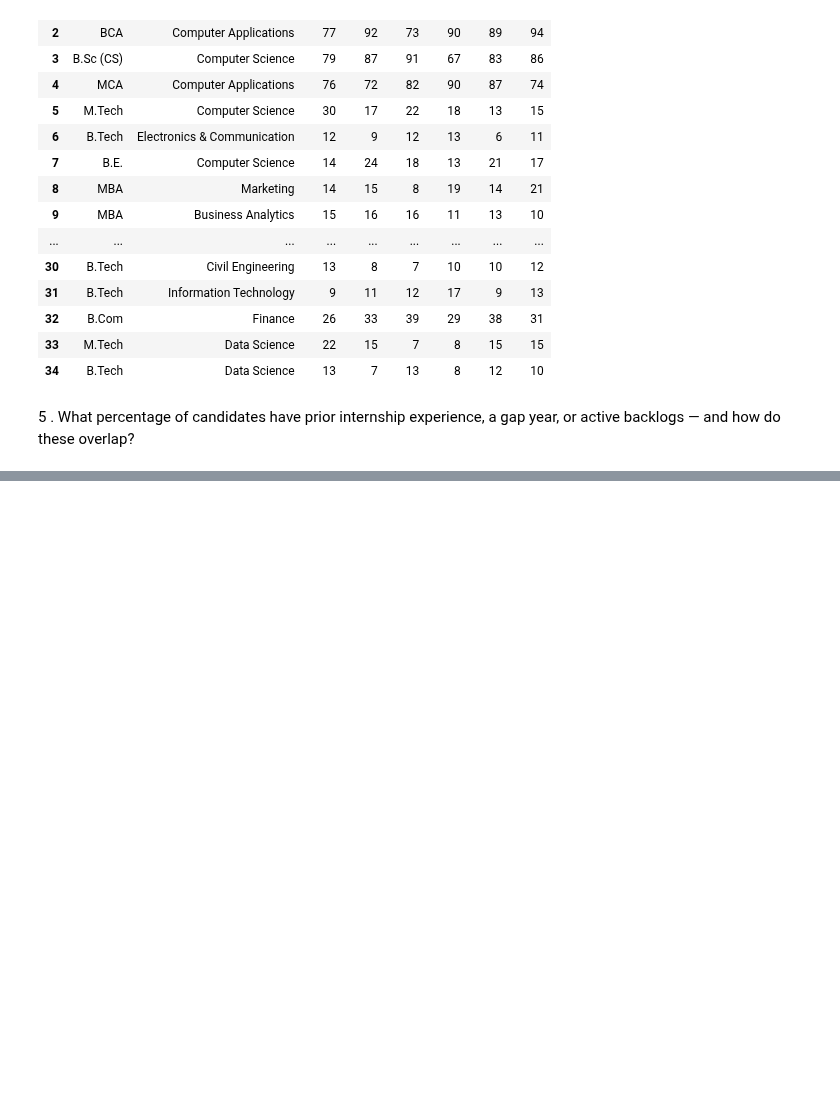
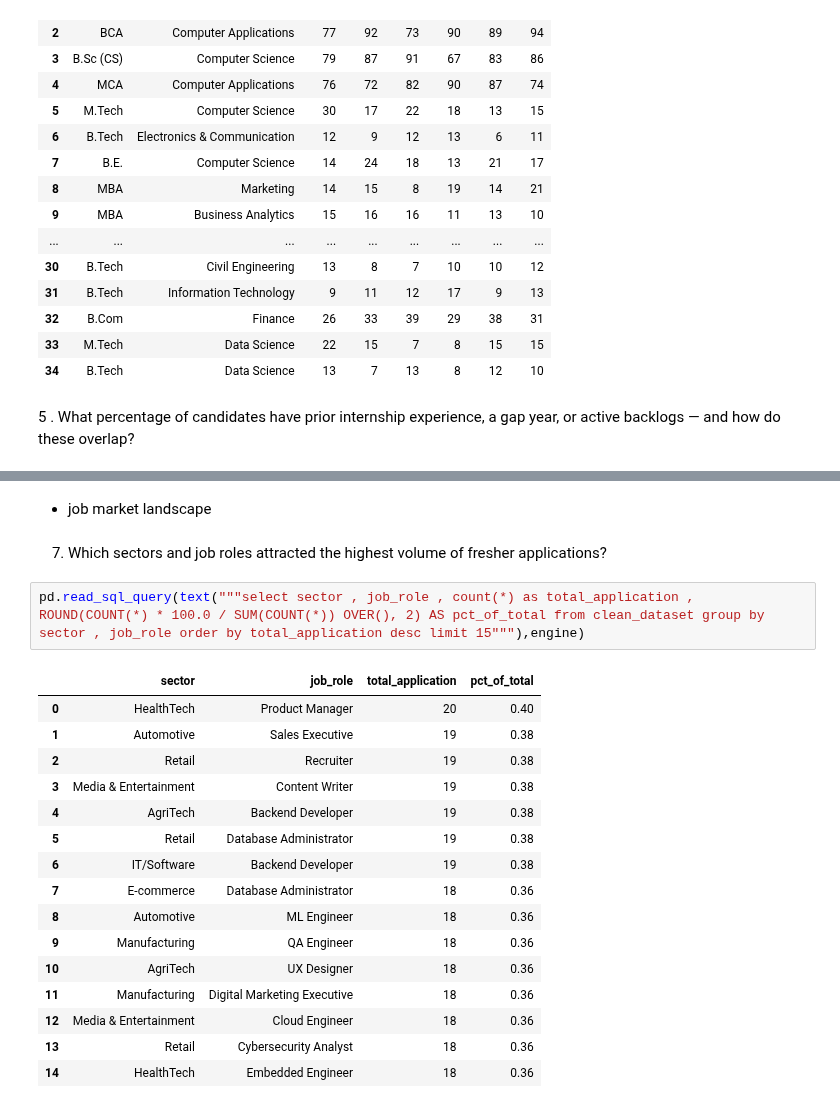
Before and after one commit to Ishasavani1402/Data-Analytics, a Jupyter notebook: fresher_hiring_analysis/EDA.ipynb, the cells around one changed output, grey strips where cells are left out. Saved outputs shown, nothing was run; the diff lists cells and outputs as text; blank space fills up the shorter version.

```diff
--- a/fresher_hiring_analysis/EDA.ipynb
+++ b/fresher_hiring_analysis/EDA.ipynb
@@ -262,0 +306,23 @@ round(count(*) * 100 / SUM(COUNT(*)) over(),2) as pct_of_count from clean_datase
+# %% [markdown]
+* job market landscape
+# %% [markdown]
+7. Which sectors and job roles attracted the highest volume of fresher applications?
+# %%
+pd.read_sql_query(text("""select sector , job_role , count(*) as total_application , ROUND(COUNT(*) * 100.0 / SUM(COUNT(*)) OVER(), 2) AS pct_of_total from clean_dataset group by sector , job_role order by total_application desc limit 15"""),engine)
+# %% [output]
+|  | sector | job_role | total_application | pct_of_total |
+| 0 | HealthTech | Product Manager | 20 | 0.40 |
+| 1 | Automotive | Sales Executive | 19 | 0.38 |
+| 2 | Retail | Recruiter | 19 | 0.38 |
+| 3 | Media & Entertainment | Content Writer | 19 | 0.38 |
+| 4 | AgriTech | Backend Developer | 19 | 0.38 |
+| 5 | Retail | Database Administrator | 19 | 0.38 |
+| 6 | IT/Software | Backend Developer | 19 | 0.38 |
+| 7 | E-commerce | Database Administrator | 18 | 0.36 |
+| 8 | Automotive | ML Engineer | 18 | 0.36 |
+| 9 | Manufacturing | QA Engineer | 18 | 0.36 |
+| 10 | AgriTech | UX Designer | 18 | 0.36 |
+| 11 | Manufacturing | Digital Marketing Executive | 18 | 0.36 |
+| 12 | Media & Entertainment | Cloud Engineer | 18 | 0.36 |
+| 13 | Retail | Cybersecurity Analyst | 18 | 0.36 |
+| 14 | HealthTech | Embedded Engineer | 18 | 0.36 |
```
Also changed, not shown: parts of 8 cells of this notebook.
